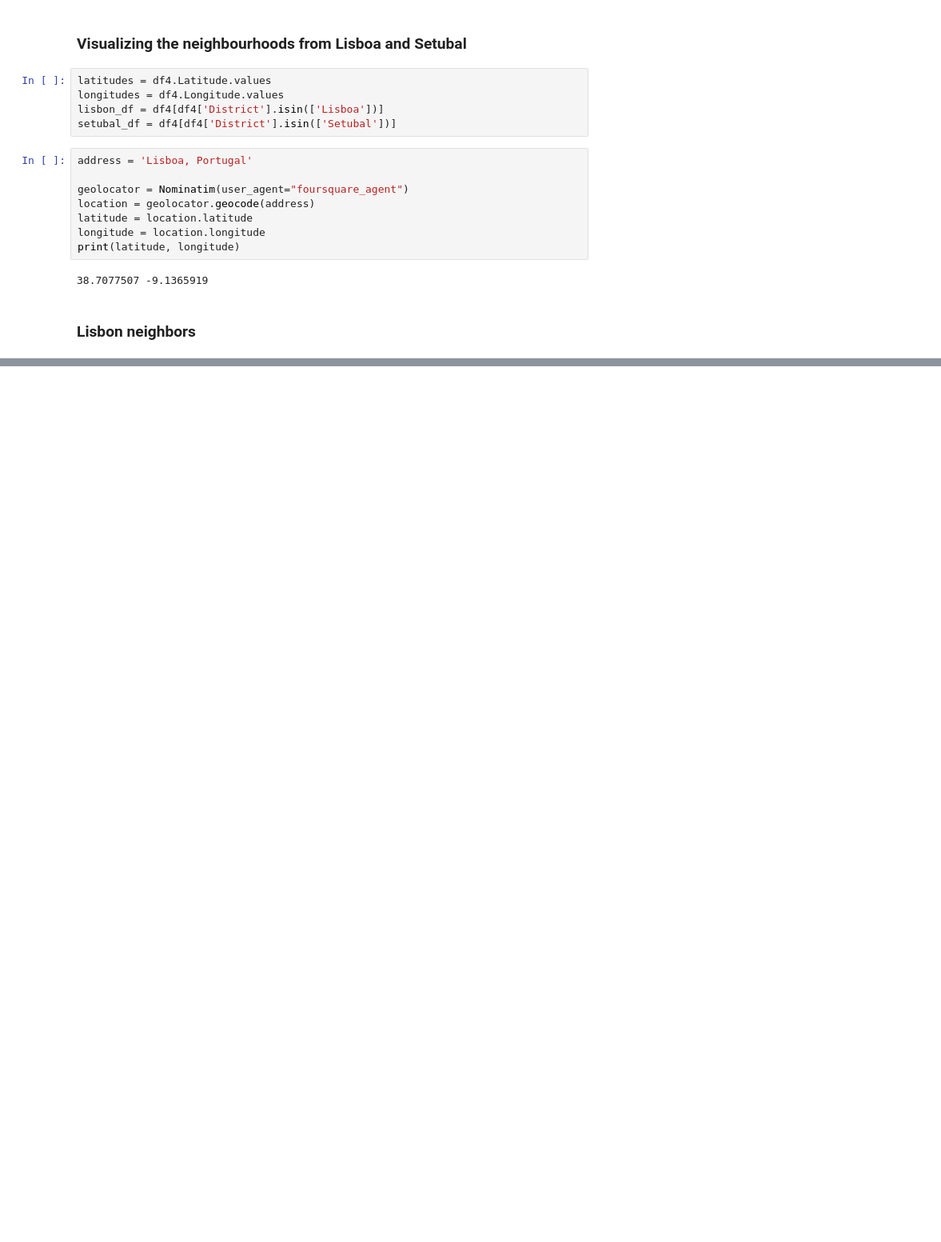
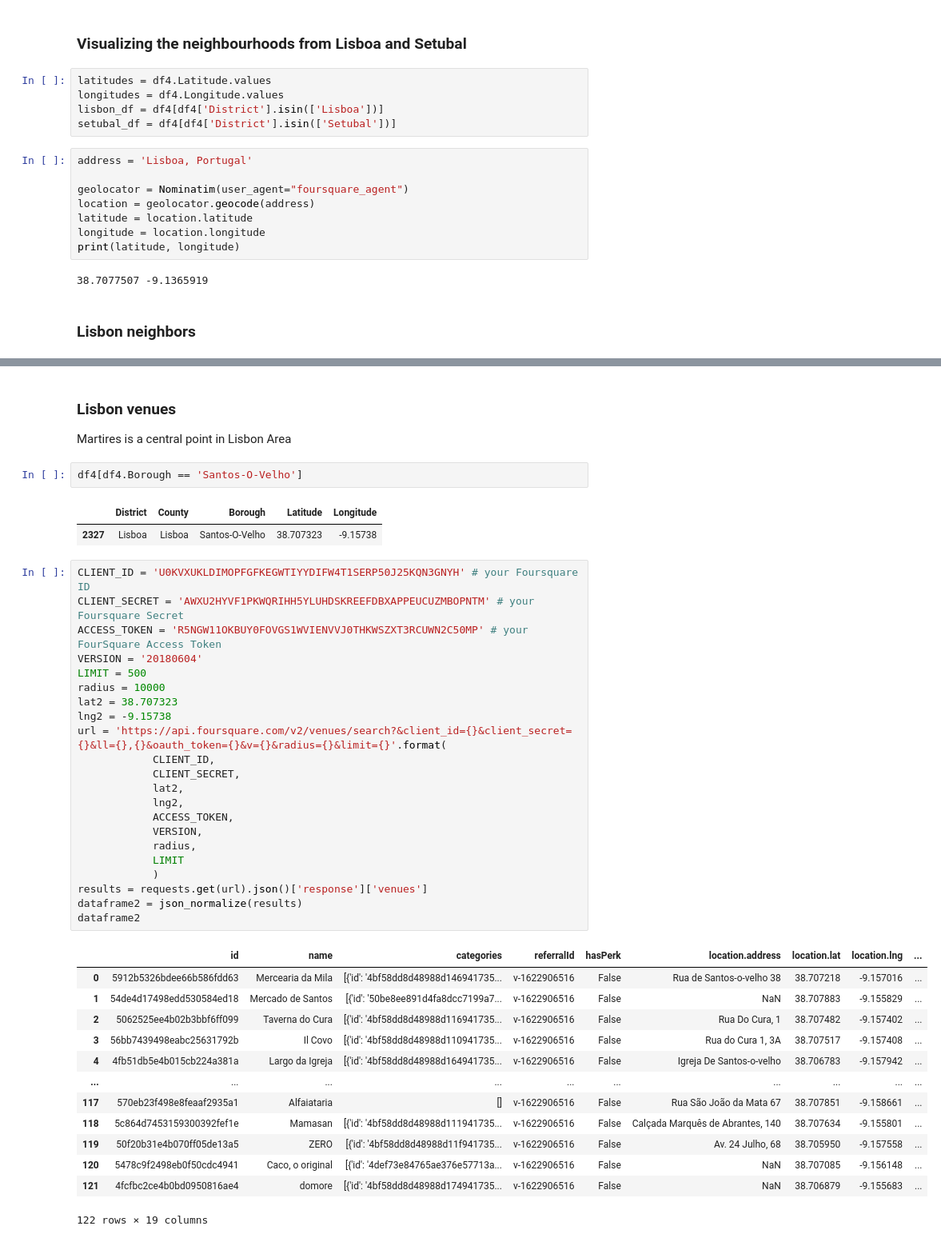
Before and after one commit to dsilva97/MachineLearning, a Jupyter notebook: PortugalBorough.ipynb, the cells around one changed output, grey strips where cells are left out. Shown at 80% size. Cells and saved outputs as stored; diff of their text form; blank space fills up the shorter version.

```diff
--- a/PortugalBorough.ipynb
+++ b/PortugalBorough.ipynb
@@ -1000,0 +1261,45 @@ stb_map
+# %% [markdown]
+### Lisbon venues
+
+Martires is a central point in Lisbon Area
+# %%
+df4[df4.Borough == 'Santos-O-Velho']
+# %% [output]
+|  | District | County | Borough | Latitude | Longitude |
+| 2327 | Lisboa | Lisboa | Santos-O-Velho | 38.707323 | -9.15738 |
+# %%
+CLIENT_ID = 'U0KVXUKLDIMOPFGFKEGWTIYYDIFW4T1SERP50J25KQN3GNYH' # your Foursquare ID
+CLIENT_SECRET = 'AWXU2HYVF1PKWQRIHH5YLUHDSKREEFDBXAPPEUCUZMBOPNTM' # your Foursquare Secret
+ACCESS_TOKEN = 'R5NGW11OKBUY0FOVGS1WVIENVVJ0THKWSZXT3RCUWN2C50MP' # your FourSquare Access Token
+VERSION = '20180604'
+LIMIT = 500
+radius = 10000
+lat2 = 38.707323
+lng2 = -9.15738
+url = 'https://api.foursquare.com/v2/venues/search?&client_id={}&client_secret={}&ll={},{}&oauth_token={}&v={}&radius={}&limit={}'.format(
+            CLIENT_ID,
+            CLIENT_SECRET,
+            lat2,
+            lng2,
+            ACCESS_TOKEN,
+            VERSION,
+            radius,
+            LIMIT
+            )
+results = requests.get(url).json()['response']['venues']
+dataframe2 = json_normalize(results)
+dataframe2
+# %% [output]
+|  | id | name | categories | referralId | hasPerk | location.address | location.lat | location.lng | ... |
+| 0 | 5912b5326bdee66b586fdd63 | Mercearia da Mila | [{'id': '4bf58dd8d48988d146941735... | v-1622906516 | False | Rua de Santos-o-velho 38 | 38.707218 | -9.157016 | ... |
+| 1 | 54de4d17498edd530584ed18 | Mercado de Santos | [{'id': '50be8ee891d4fa8dcc7199a7... | v-1622906516 | False | NaN | 38.707883 | -9.155829 | ... |
+| 2 | 5062525ee4b02b3bbf6ff099 | Taverna do Cura | [{'id': '4bf58dd8d48988d116941735... | v-1622906516 | False | Rua Do Cura, 1 | 38.707482 | -9.157402 | ... |
+| 3 | 56bb7439498eabc25631792b | Il Covo | [{'id': '4bf58dd8d48988d110941735... | v-1622906516 | False | Rua do Cura 1, 3A | 38.707517 | -9.157408 | ... |
+| 4 | 4fb51db5e4b015cb224a381a | Largo da Igreja | [{'id': '4bf58dd8d48988d164941735... | v-1622906516 | False | Igreja De Santos-o-velho | 38.706783 | -9.157942 | ... |
+| ... | ... | ... | ... | ... | ... | ... | ... | ... | ... |
+| 117 | 570eb23f498e8feaaf2935a1 | Alfaiataria | [] | v-1622906516 | False | Rua São João da Mata 67 | 38.707851 | -9.158661 | ... |
+| 118 | 5c864d7453159300392fef1e | Mamasan | [{'id': '4bf58dd8d48988d111941735... | v-1622906516 | False | Calçada Marquês de Abrantes, 140 | 38.707634 | -9.155801 | ... |
+| 119 | 50f20b31e4b070ff05de13a5 | ZERO | [{'id': '4bf58dd8d48988d11f941735... | v-1622906516 | False | Av. 24 Julho, 68 | 38.705950 | -9.157558 | ... |
+| 120 | 5478c9f2498eb0f50cdc4941 | Caco, o original | [{'id': '4def73e84765ae376e57713a... | v-1622906516 | False | NaN | 38.707085 | -9.156148 | ... |
+| 121 | 4fcfbc2ce4b0bd0950816ae4 | domore | [{'id': '4bf58dd8d48988d174941735... | v-1622906516 | False | NaN | 38.706879 | -9.155683 | ... |
+122 rows × 19 columns
```
Also changed, not shown: parts of 43 cells of this notebook.
